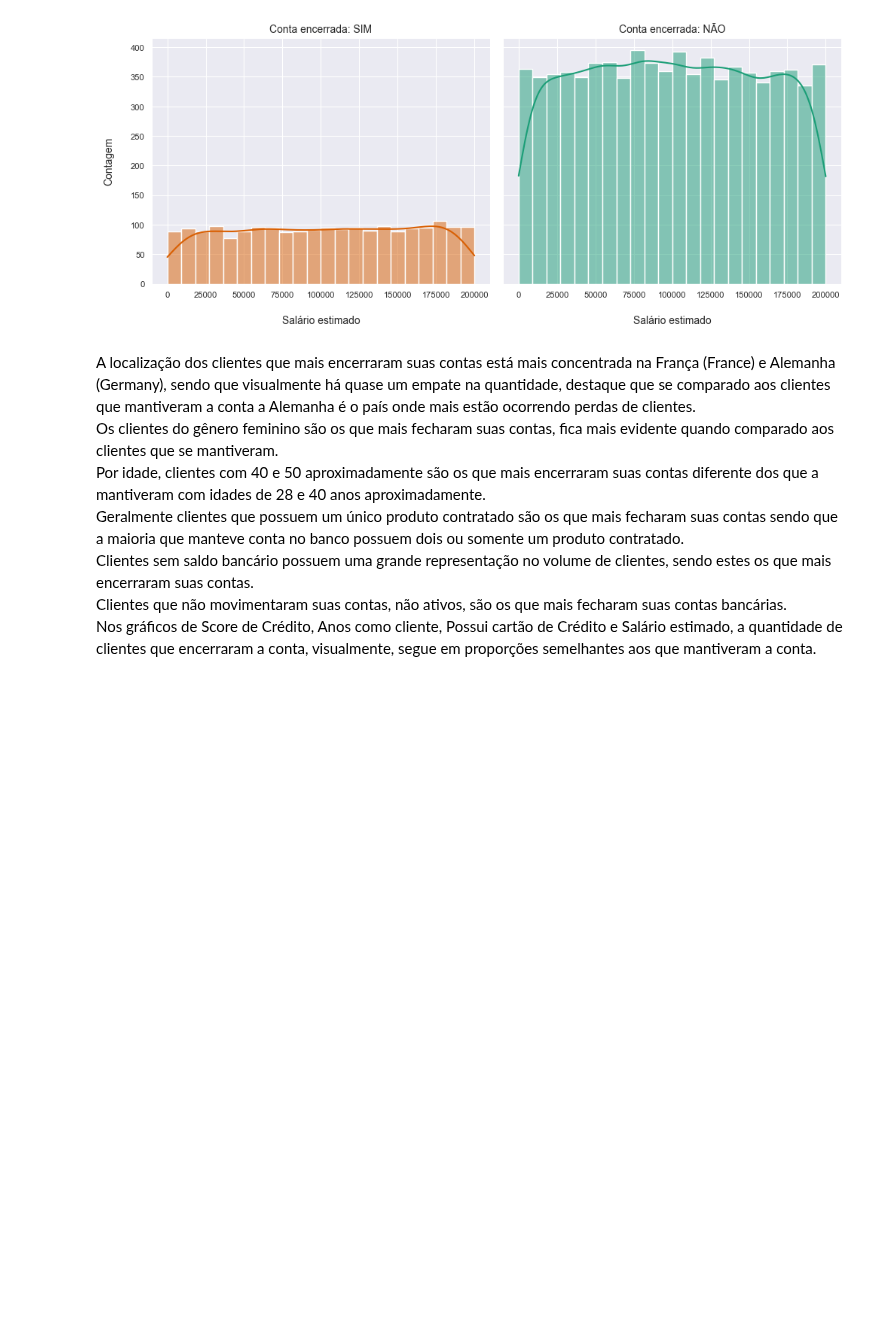
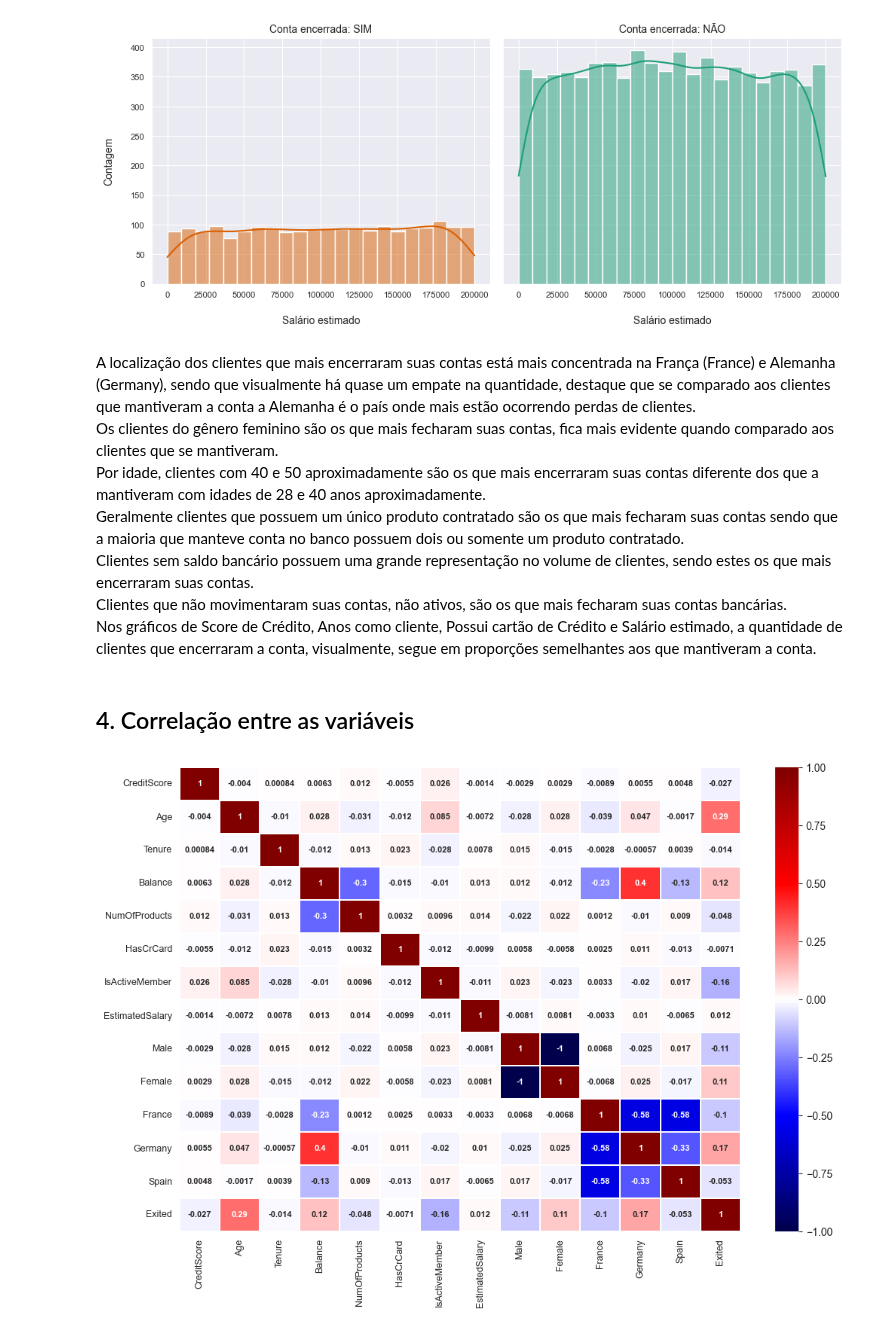
Before and after one commit to emso-exe/Churn_clientes_de_banco, a Jupyter notebook: churn_clientes_de_banco.ipynb, the cells around one changed output. Drawn from its saved outputs; the diff is of its cells as text; code cells hidden in the pictures; blank space fills up the shorter version.

Commit message:
Criação de gráfico de correlação de dados

```diff
--- a/churn_clientes_de_banco.ipynb
+++ b/churn_clientes_de_banco.ipynb
@@ -427,3 +426,15 @@ Geralmente clientes que possuem um único produto contratado são os que mais fe
 Clientes sem saldo bancário possuem uma grande representação no volume de clientes, sendo estes os que mais encerraram suas contas.<br>
 Clientes que não movimentaram suas contas, não ativos, são os que mais fecharam suas contas bancárias.<br>
 Nos gráficos de Score de Crédito, Anos como cliente, Possui cartão de Crédito e Salário estimado, a quantidade de clientes que encerraram a conta, visualmente, segue em proporções semelhantes aos que mantiveram a conta.
+# %% [markdown]
+## 4. Correlação entre as variáveis
+# %%
+corr = df[['CreditScore', 'Age', 'Tenure', 'Balance', 'NumOfProducts', 'HasCrCard',
+           'IsActiveMember', 'EstimatedSalary', 'Male', 'Female', 'France', 'Germany', 'Spain','Exited']].corr()
+
+plt.figure(figsize=(12,8))
+plot = sns.heatmap(data=corr,cmap='seismic', vmin=-1, linewidths=.2,
+                   annot=True, annot_kws={'size':8,'fontweight':'bold'})
+plot.tick_params(labelsize=9)
+# %% [output]
+[figure, added]
```
Also changed, not shown: parts of 3 cells of this notebook.
